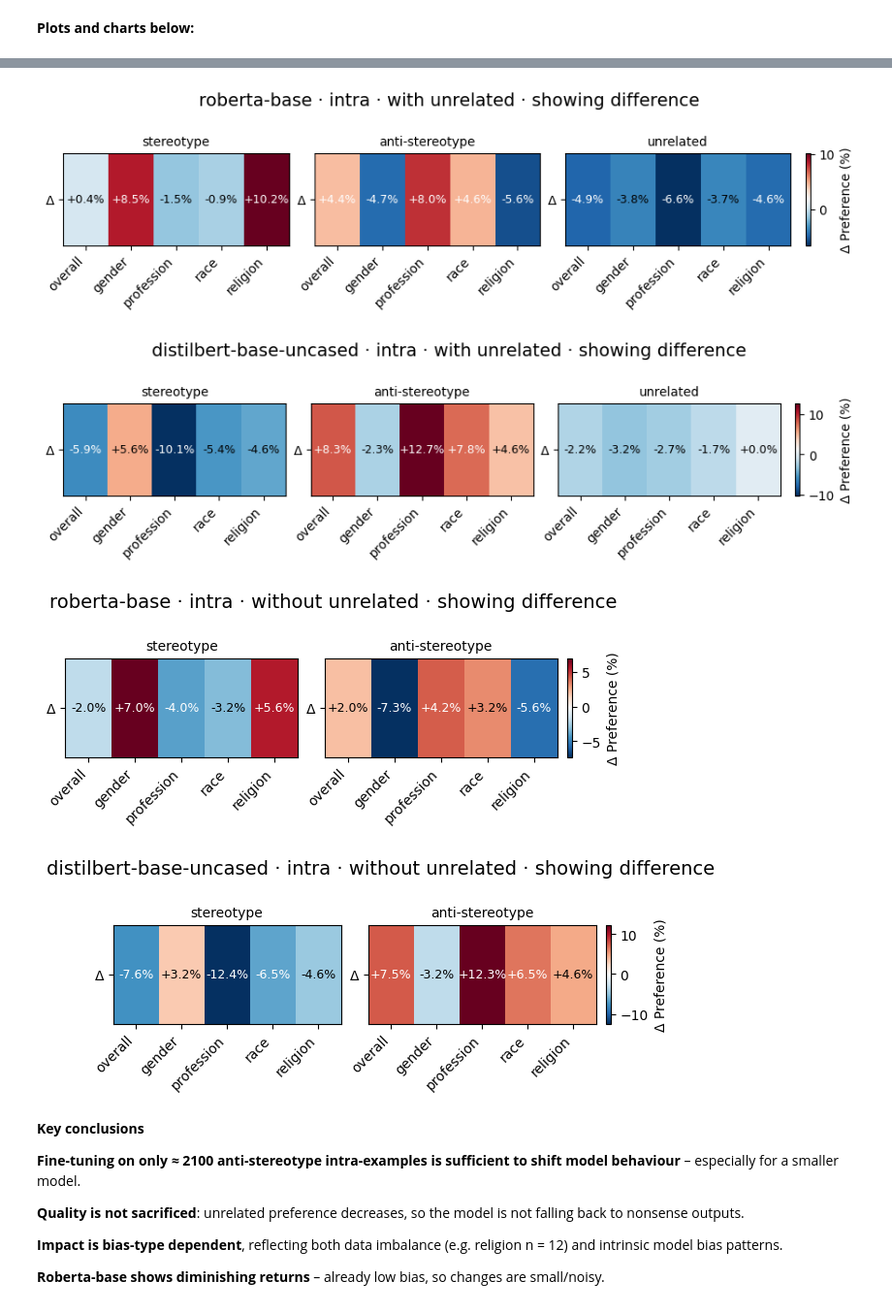
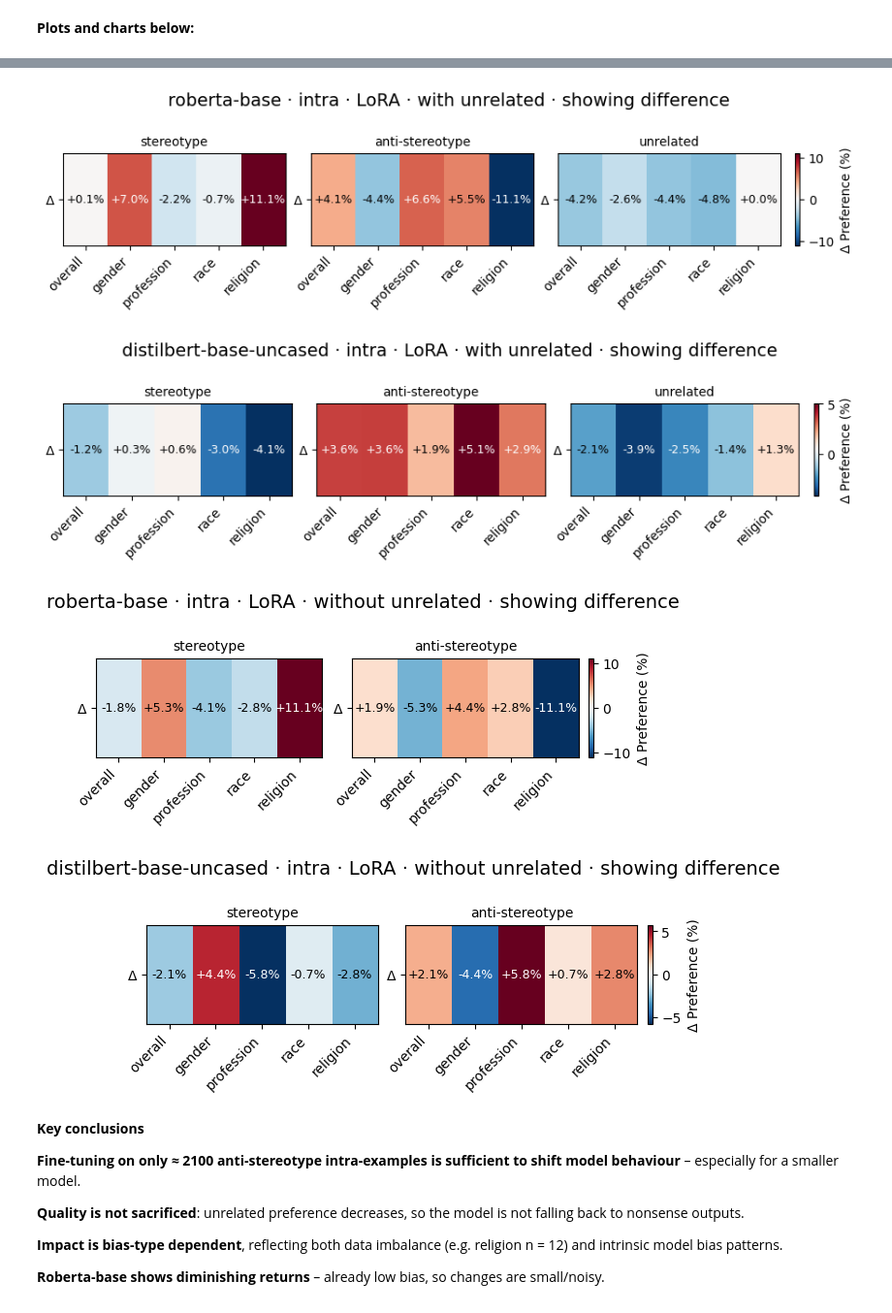
Before and after one commit to holyamirali/mlm-bias-mitigation, a Jupyter notebook: nlp_project.ipynb, the cells around one changed output, grey strips where cells are left out. Shown at 97% size. Saved outputs shown, nothing was run; the diff lists cells and outputs as text; code cells hidden in the pictures.

```diff
--- a/nlp_project.ipynb
+++ b/nlp_project.ipynb
@@ -51,7 +51,7 @@ Mounted at /content/drive
 
 MODEL_NAMES = ["distilbert-base-uncased", "roberta-base"]
 
-RESULTS_CSV = Path("/content/drive/MyDrive/FinalNlpProject/bias_runs_baseline.csv")
+RESULTS_CSV = Path("/content/drive/MyDrive/FinalNlpProject/FinalResults.csv")
 FINETUNED_ROBERTABASE_OUTPUT_DIR = "/content/drive/MyDrive/FinalNlpProject/roberta-ft-counter_intra"
 FINETUNED_DISTILBERT_OUTPUT_DIR = "/content/drive/MyDrive/FinalNlpProject/distilbert-ft-counter_intra"
 
@@ -1294,19 +1303,16 @@ def plot_heatmaps(
     # 2) carve out pre / post
     if split_kind == "intra":
         pre_mask  = df.technique.str.contains("baseline_on_test")
-        if ft_type == "lora":
-            post_mask = df.technique.str.startswith("lora")
-        else:
-            post_mask = df.technique.str.startswith("ft_") & df.technique.str.contains("_on_test")
     else:
         pre_mask  = df.technique.str.startswith("baseline")
-        if ft_type == "lora":
-            post_mask = df.technique.str.startswith("lora")
-        else:
-            post_mask = df.technique.str.startswith("ft_")
 
+    if ft_type == "lora":
+        post_mask = df.technique.str.startswith("lora")
+    else:
+        post_mask = df.technique.str.startswith("ft_")
     pre_df  = df[pre_mask].copy()
     post_df = df[post_mask].copy()
+
 
     if pre_df.empty:
         print("⚠️  WARNING: no pre-fine-tune rows to compare—skipping heatmap.")
@@ -1409,8 +1415,9 @@ def plot_heatmaps(
     cbar.set_label("Δ Preference (%)" if show_diff else "Preference (%)")
 
     # suptitle + done
+    ft_type = "LoRA" if ft_type == "lora" else "Counter on anti-stereo"
     fig.suptitle(
-        f"{model_name} · {split_kind} · "
+        f"{model_name} · {split_kind} · {ft_type} · "
         f"{'with' if include_unrelated else 'without'} unrelated"
         + (" · overall only" if overall_only else "")
         + (" · showing difference" if show_diff else " · pre & post"),
@@ -1420,25 +1427,25 @@ def plot_heatmaps(
     plt.show()
 # %%
 # With unrelated sentences, to check the effect on performance
-plot_heatmaps(RESULTS_CSV, "roberta-base", split_kind="intra",
+plot_heatmaps(RESULTS_CSV, "roberta-base", split_kind="intra", ft_type="lora",
               include_stereo=True, include_anti=True,
               include_unrelated=True, overall_only=False, show_diff=True)
-plot_heatmaps(RESULTS_CSV, "distilbert-base-uncased", split_kind="intra",
+plot_heatmaps(RESULTS_CSV, "distilbert-base-uncased", ft_type="lora",
               include_stereo=True, include_anti=True,
               include_unrelated=True, overall_only=False, show_diff=True)
 
 # Without unrelated sentences, to check bias mitigation
-plot_heatmaps(RESULTS_CSV, "roberta-base", split_kind="intra",
+plot_heatmaps(RESULTS_CSV, "roberta-base", split_kind="intra", ft_type="lora",
               include_stereo=True, include_anti=True,
               include_unrelated=False, overall_only=False, show_diff=True)
-plot_heatmaps(RESULTS_CSV, "distilbert-base-uncased", split_kind="intra",
+plot_heatmaps(RESULTS_CSV, "distilbert-base-uncased", split_kind="intra", ft_type="lora",
               include_stereo=True, include_anti=True,
               include_unrelated=False, overall_only=False, show_diff=True)
 # %% [output]
-[figure, old version]
+[figure, new version]
-[figure, old version]
+[figure, new version]
-[figure, old version]
+[figure, new version]
-[figure, old version]
+[figure, new version]
 # %% [markdown]
 **Key conclusions**
 
```
Also changed, not shown: parts of 16 cells of this notebook.
